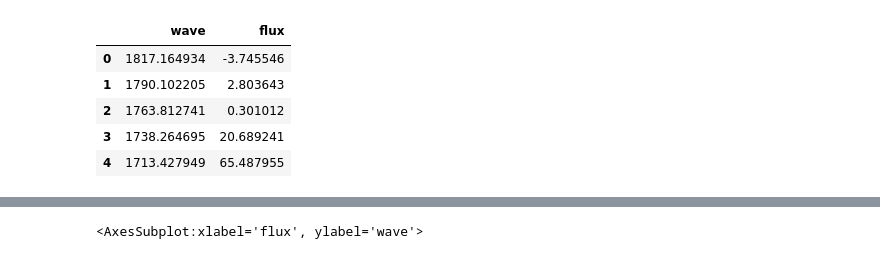
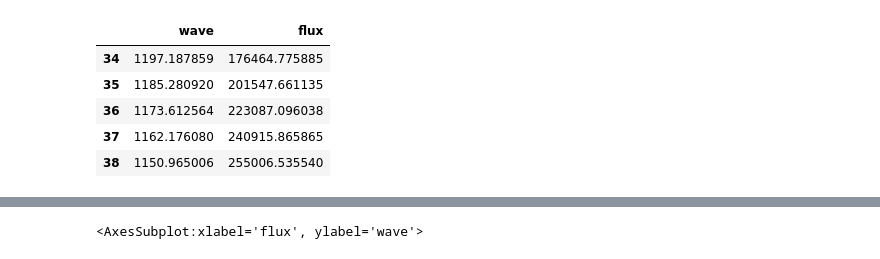
Before and after one commit to dandh10/PruebasSim, a Jupyter notebook: Prueba.ipynb, the cells around one changed output, grey strips where cells are left out. Drawn from its saved outputs; the diff is of its cells as text; code cells hidden in the pictures.

```diff
--- a/Prueba.ipynb
+++ b/Prueba.ipynb
@@ -12 +12,7 @@ df_data= pd.read_csv('C:/Users/Danie/Desktop/ProyectoResidencias/PlotGaia/Data/W
+# %%
+#load the data
+df_data_blue = pd.read_csv('C:/Users/orest/DATA/Maestría/MACHINE L & ESPECTROS/SIMULADOS21/WW/MZ2_BP.csv')
+df_data_blue = df_data_blue[df_data_blue['wave'] < 1200]
+df_data_red = pd.read_csv('C:/Users/orest/DATA/Maestría/MACHINE L & ESPECTROS/SIMULADOS21/WW/MZ2_RP.csv')
+df_data_red = df_data_red[df_data_red['wave'] < 1200]
 # %%
@@ -23,10 +30,49 @@ Text(0.5, 1.0, 'WaveAndFlux')
 # %%
-df_data.head() # first 5 entries
+
+
+
+
+
+
+
+
+
+
+
+
+
+
+
+
+
+
+
+
+
+
+
+
+
+
+
+
+
+
+
+
+
+
+
+
+
+
+
+df_data_blue.head()  # first 5 entries
 # %% [output]
 |  | wave | flux |
-| 0 | 1817.164934 | -3.745546 |
-| 1 | 1790.102205 | 2.803643 |
-| 2 | 1763.812741 | 0.301012 |
-| 3 | 1738.264695 | 20.689241 |
-| 4 | 1713.427949 | 65.487955 |
+| 34 | 1197.187859 | 176464.775885 |
+| 35 | 1185.280920 | 201547.661135 |
+| 36 | 1173.612564 | 223087.096038 |
+| 37 | 1162.176080 | 240915.865865 |
+| 38 | 1150.965006 | 255006.535540 |
 # %%
```
Also changed, not shown: parts of 15 cells of this notebook.
